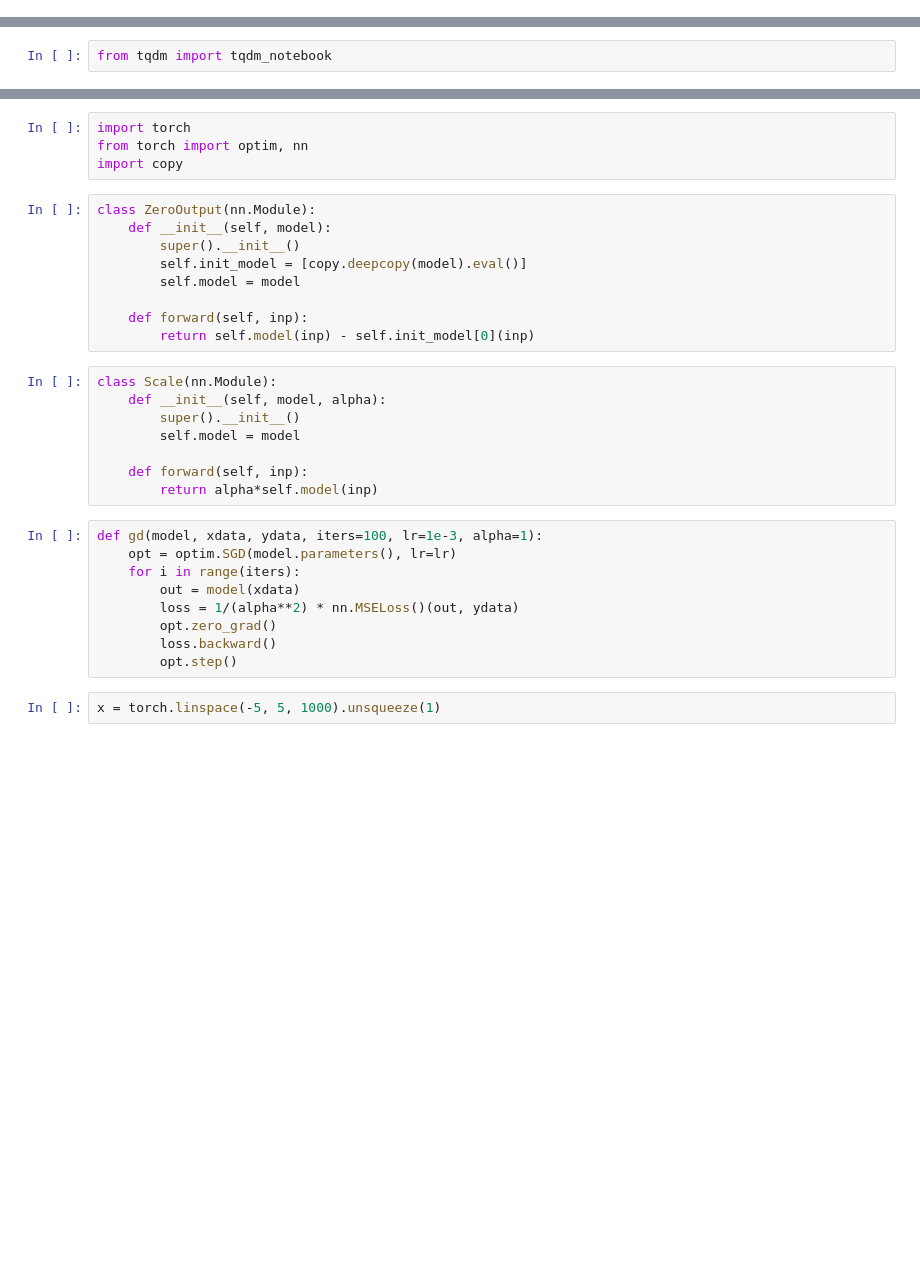
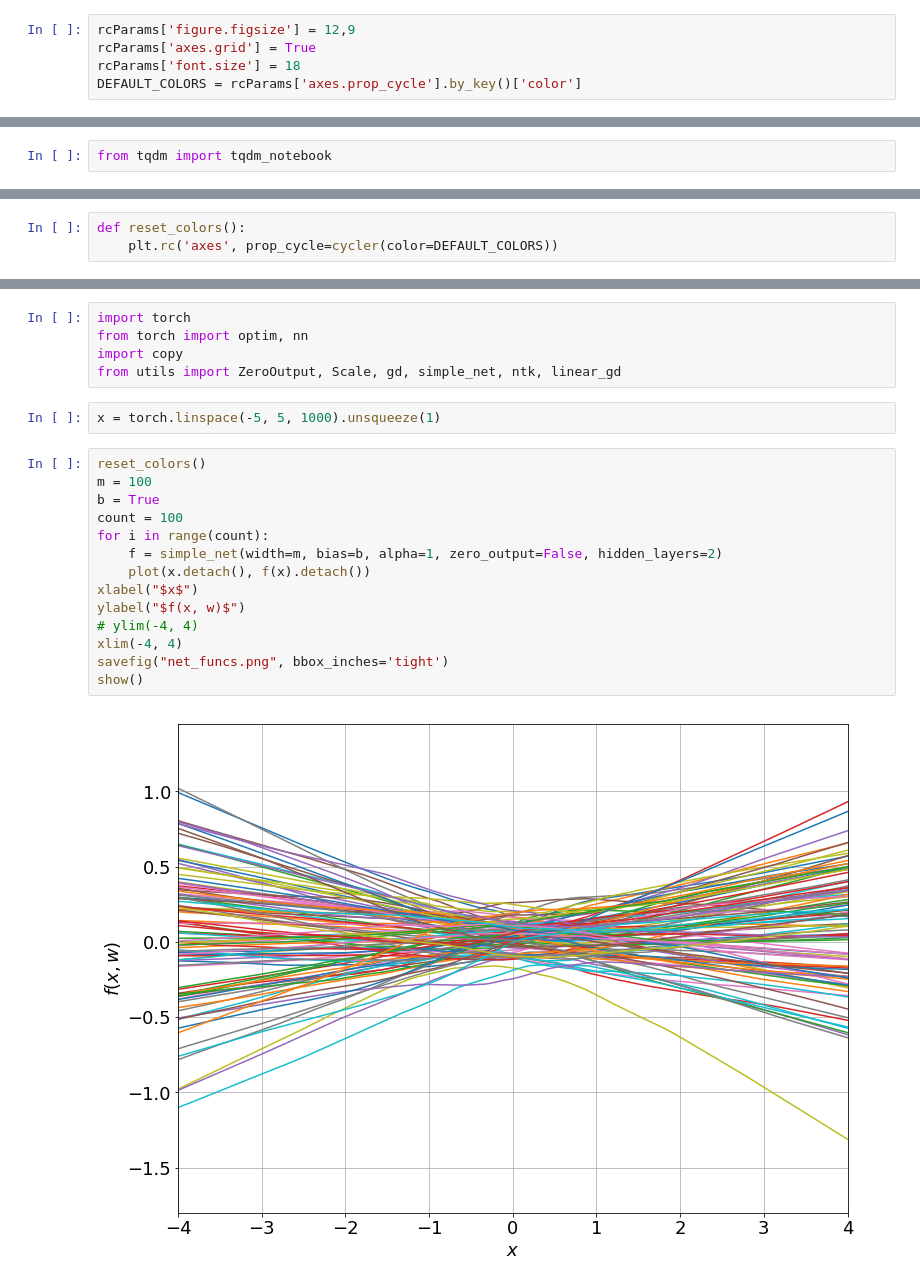
Before and after one commit to rajatvd/NTK, a Jupyter notebook: ntk.ipynb, the cells around one changed output, grey strips where cells are left out. Drawn from its saved outputs; the diff is of its cells as text; blank space fills up the shorter version.

```diff
--- a/ntk.ipynb
+++ b/ntk.ipynb
@@ -1,2 +8,7 @@
 # %%
 from pylab import *
+# %%
+rcParams['figure.figsize'] = 12,9
+rcParams['axes.grid'] = True
+rcParams['font.size'] = 18
+DEFAULT_COLORS = rcParams['axes.prop_cycle'].by_key()['color']
@@ -8,0 +27,3 @@ rcParams['font.size'] = 18
+# %%
+def reset_colors():
+    plt.rc('axes', prop_cycle=cycler(color=DEFAULT_COLORS))
@@ -10,33 +33,24 @@ rcParams['font.size'] = 18
 import torch
 from torch import optim, nn
 import copy
+from utils import ZeroOutput, Scale, gd, simple_net, ntk, linear_gd
-# %%
-class ZeroOutput(nn.Module):
-    def __init__(self, model):
-        super().__init__()
-        self.init_model = [copy.deepcopy(model).eval()]
-        self.model = model
-
-    def forward(self, inp):
-        return self.model(inp) - self.init_model[0](inp)
-# %%
-class Scale(nn.Module):
-    def __init__(self, model, alpha):
-        super().__init__()
-        self.model = model
-
-    def forward(self, inp):
-        return alpha*self.model(inp)
-# %%
-def gd(model, xdata, ydata, iters=100, lr=1e-3, alpha=1):
-    opt = optim.SGD(model.parameters(), lr=lr)
-    for i in range(iters):
-        out = model(xdata)
-        loss = 1/(alpha**2) * nn.MSELoss()(out, ydata)
-        opt.zero_grad()
-        loss.backward()
-        opt.step()
 # %%
 x = torch.linspace(-5, 5, 1000).unsqueeze(1)
+# %%
+reset_colors()
+m = 100
+b = True
+count = 100
+for i in range(count):
+    f = simple_net(width=m, bias=b, alpha=1, zero_output=False, hidden_layers=2)
+    plot(x.detach(), f(x).detach())
+xlabel("$x$")
+ylabel("$f(x, w)$")
+# ylim(-4, 4)
+xlim(-4, 4)
+savefig("net_funcs.png", bbox_inches='tight')
+show()
+# %% [output]
+[figure, added]
 # %%
 # xin = torch.tensor([-1.0e-2, 1e-2]).unsqueeze(1)
```
Also changed, not shown: parts of 61 cells of this notebook, 1 other file.
